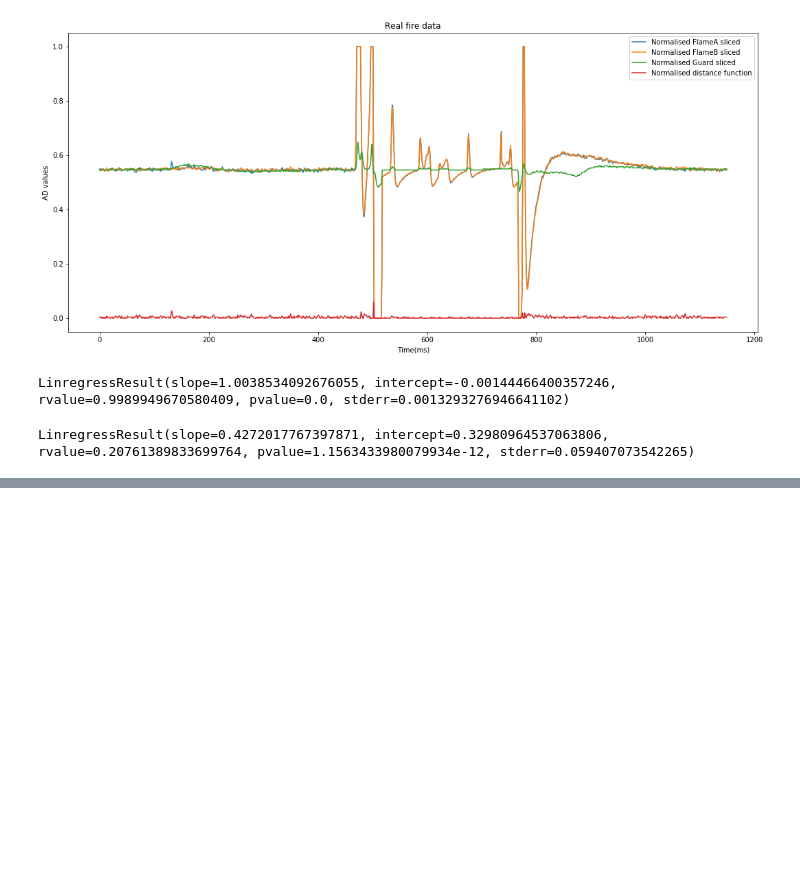
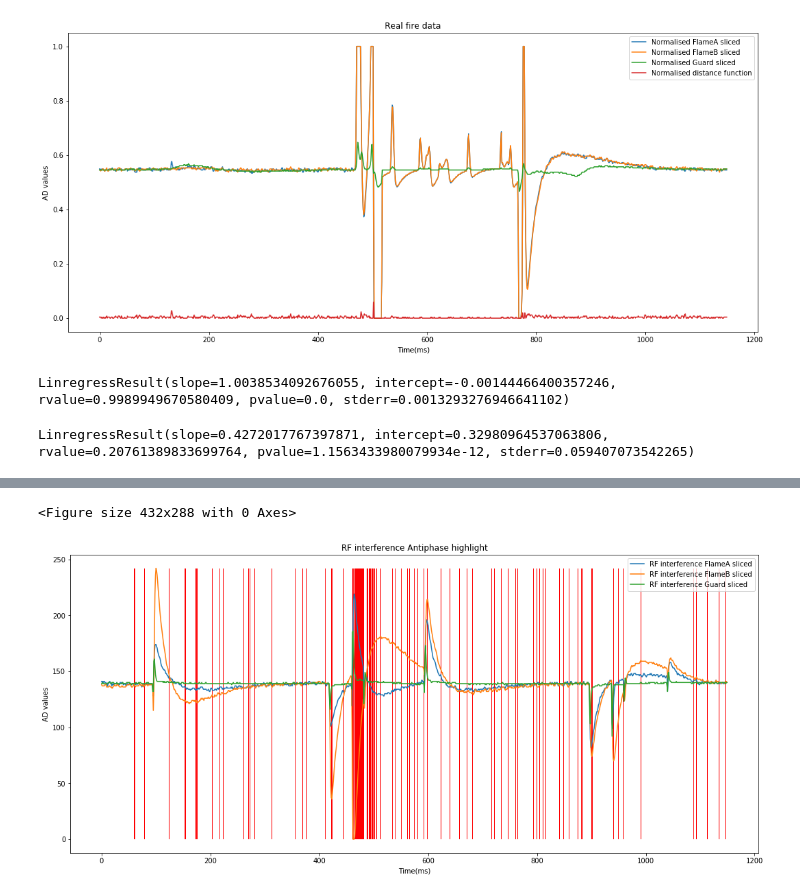
Before and after one commit to dsikar/msc-data-science, a Jupyter notebook: INM430/coursework/Filtering-Algorithms.ipynb, the cells around one changed output, grey strips where cells are left out. Saved outputs shown, nothing was run; the diff lists cells and outputs as text; code cells hidden in the pictures; blank space fills up the shorter version.

```diff
--- a/INM430/coursework/Filtering-Algorithms.ipynb
+++ b/INM430/coursework/Filtering-Algorithms.ipynb
@@ -463,0 +561,17 @@ b= 1.003853409267608
+# %%
+# now we plot the non-normalised as a sanity check
+plt.clf()
+plt.figure(figsize=(18,8))
+plt.plot(Farr[:,idxFa], label='RF interference FlameA sliced')
+plt.plot(Farr[:,idxFb], label='RF interference FlameB sliced')
+plt.plot(Farr[:,idxG], label='RF interference Guard sliced')
+# plot antiphase polygon
+AntiphasePolygon(Farr, plt, idxAntiPhaseN, idxFa, idxFb)
+plt.xlabel('Time(ms)')
+plt.ylabel('AD values')
+plt.title("RF interference Antiphase highlight")
+plt.legend()
+plt.show()
+# %% [output]
+<Figure size 432x288 with 0 Axes>
+[figure, added]
```
Also changed, not shown: parts of 12 cells of this notebook.
